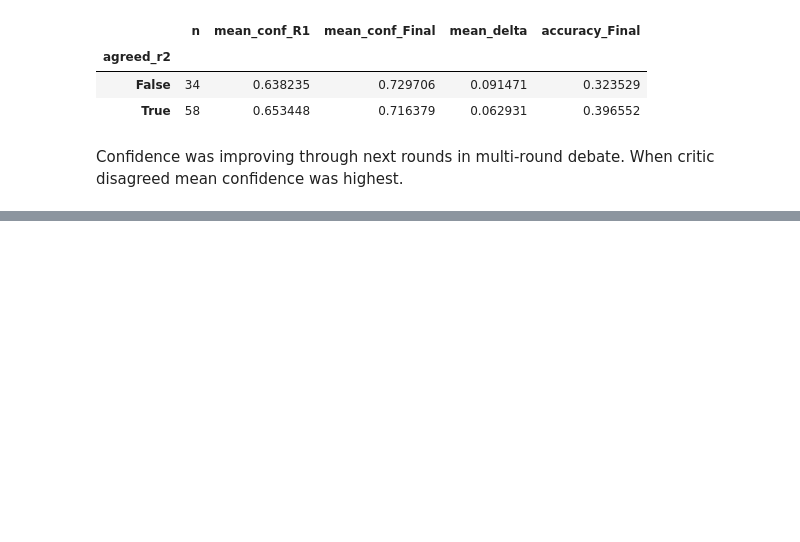
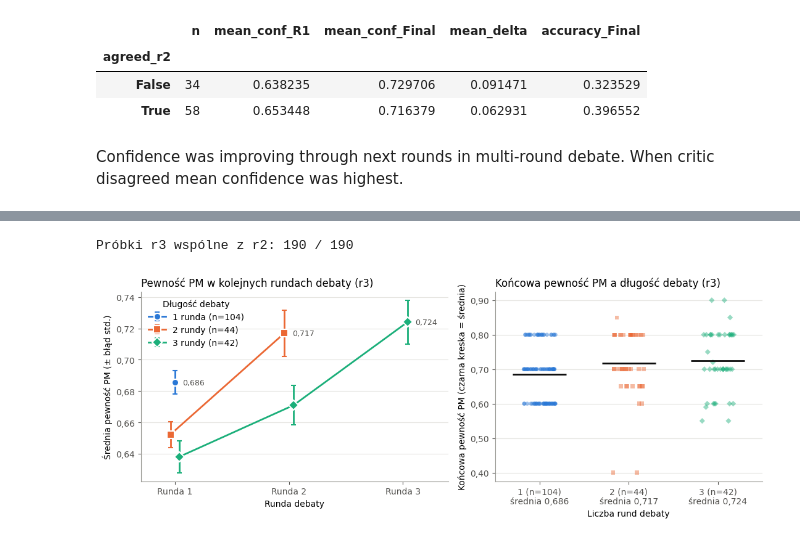
Before and after one commit to Financial-agentic-AI-system/System, a Jupyter notebook: notebooks/detailed_evaluation_analysis.ipynb, the cells around one changed output, grey strips where cells are left out. Saved outputs shown, nothing was run; the diff lists cells and outputs as text; code cells hidden in the pictures; blank space fills up the shorter version.

```diff
--- a/notebooks/detailed_evaluation_analysis.ipynb
+++ b/notebooks/detailed_evaluation_analysis.ipynb
@@ -431,0 +521,11 @@ When critic disagreed mean confidence was highest.
+# %%
+r3 = pd.DataFrame(read_jsonl(EVAL_DIR / "predictions_r3_debate_log.jsonl"))
+r3 = r3[r3["direction"].notna()].drop_duplicates(KEY, keep="last")
+r3["as_of"] = pd.to_datetime(r3["as_of"])
+df_r3 = df[KEY].merge(r3, on=KEY, how="inner")
+
+print(f"Próbki r3 wspólne z r2: {len(df_r3)} / {len(df)}")
+traj_stats_r3 = plot_pm_confidence_by_rounds(df_r3, "rounds_used", "confidence", "r3")
+# %% [output]
+Próbki r3 wspólne z r2: 190 / 190
+[figure, added]
```
Also changed, not shown: parts of 2 cells of this notebook.
